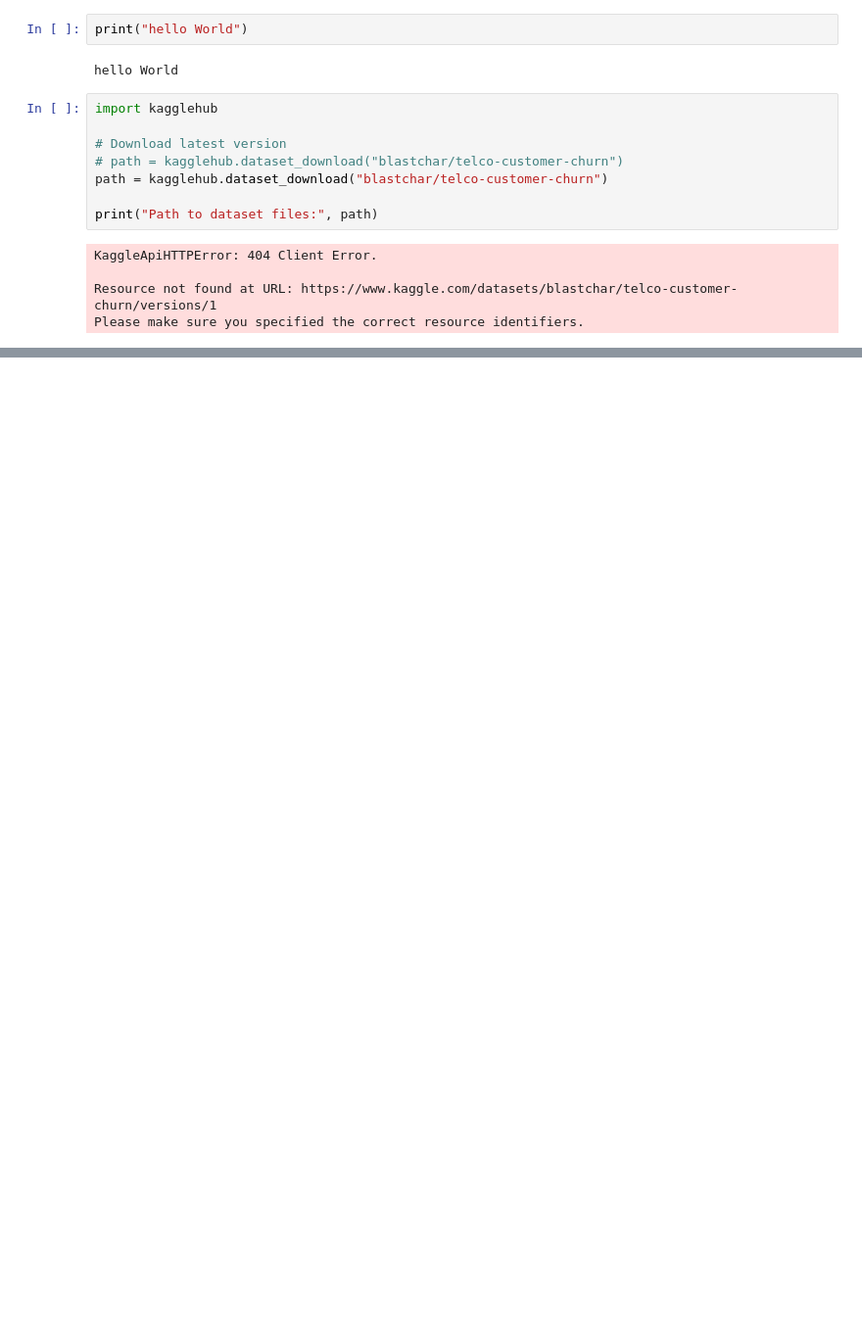
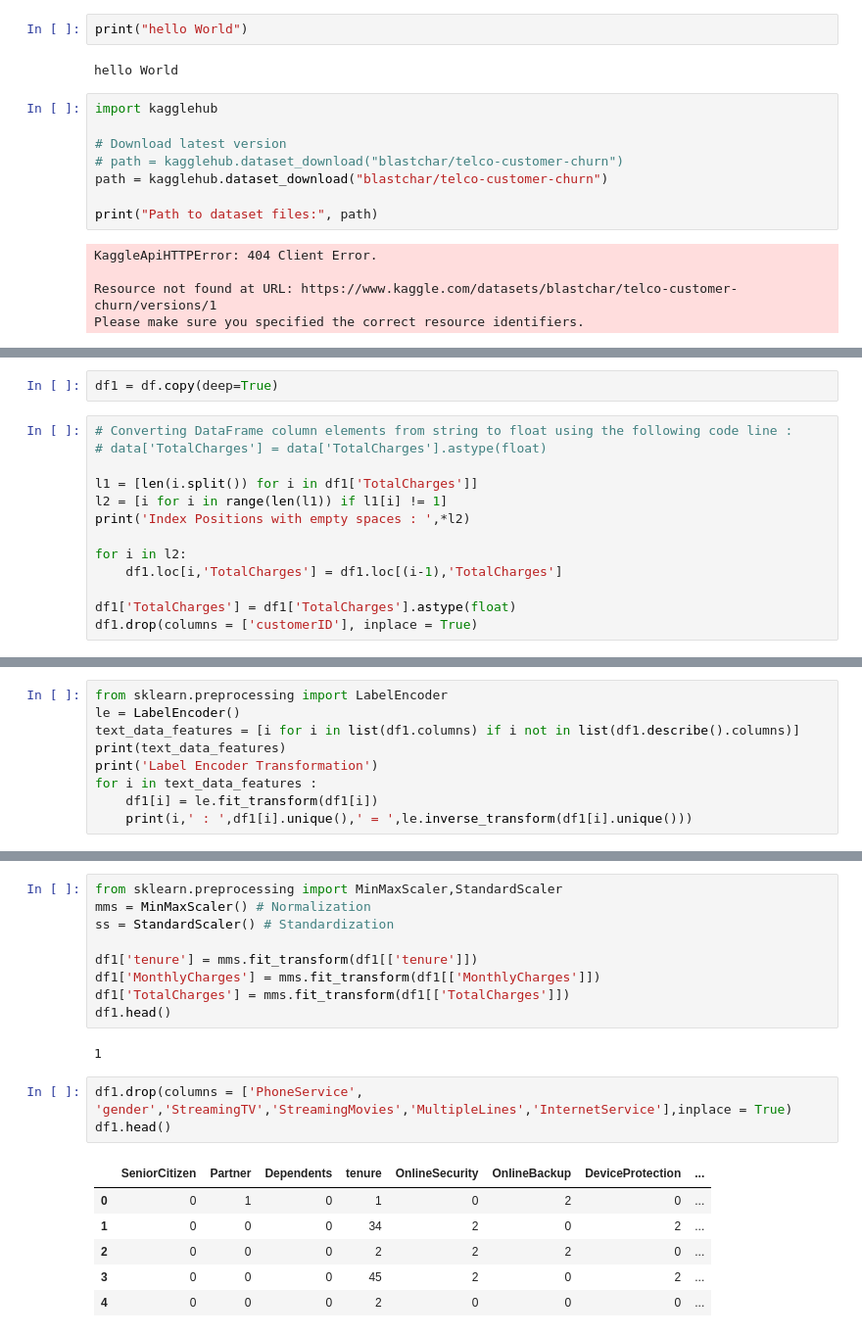
Before and after one commit to mtrp12/mlops-workflow-1, a Jupyter notebook: notebooks/ccp-notebook.ipynb, the cells around one changed output, grey strips where cells are left out. Shown at 98% size. Drawn from its saved outputs; the diff is of its cells as text; blank space fills up the shorter version.

```diff
--- a/notebooks/ccp-notebook.ipynb
+++ b/notebooks/ccp-notebook.ipynb
@@ -61,0 +101,15 @@ Deleted downloaded zip file: d:\mlops-workflow-1\data\raw\dataset.zip
+# %%
+df1 = df.copy(deep=True)
+# %%
+# Converting DataFrame column elements from string to float using the following code line :
+# data['TotalCharges'] = data['TotalCharges'].astype(float)
+
+l1 = [len(i.split()) for i in df1['TotalCharges']]
+l2 = [i for i in range(len(l1)) if l1[i] != 1]
+print('Index Positions with empty spaces : ',*l2)
+
+for i in l2:
+    df1.loc[i,'TotalCharges'] = df1.loc[(i-1),'TotalCharges']
+
+df1['TotalCharges'] = df1['TotalCharges'].astype(float)
+df1.drop(columns = ['customerID'], inplace = True)
@@ -61,0 +118,9 @@ Deleted downloaded zip file: d:\mlops-workflow-1\data\raw\dataset.zip
+# %%
+from sklearn.preprocessing import LabelEncoder
+le = LabelEncoder()
+text_data_features = [i for i in list(df1.columns) if i not in list(df1.describe().columns)]
+print(text_data_features)
+print('Label Encoder Transformation')
+for i in text_data_features :
+    df1[i] = le.fit_transform(df1[i])
+    print(i,' : ',df1[i].unique(),' = ',le.inverse_transform(df1[i].unique()))
@@ -61,0 +147,21 @@ Deleted downloaded zip file: d:\mlops-workflow-1\data\raw\dataset.zip
+# %%
+from sklearn.preprocessing import MinMaxScaler,StandardScaler
+mms = MinMaxScaler() # Normalization
+ss = StandardScaler() # Standardization
+
+df1['tenure'] = mms.fit_transform(df1[['tenure']])
+df1['MonthlyCharges'] = mms.fit_transform(df1[['MonthlyCharges']])
+df1['TotalCharges'] = mms.fit_transform(df1[['TotalCharges']])
+df1.head()
+# %% [output]
+1
+# %%
+df1.drop(columns = ['PhoneService', 'gender','StreamingTV','StreamingMovies','MultipleLines','InternetService'],inplace = True)
+df1.head()
+# %% [output]
+|  | SeniorCitizen | Partner | Dependents | tenure | OnlineSecurity | OnlineBackup | DeviceProtection | ... |
+| 0 | 0 | 1 | 0 | 1 | 0 | 2 | 0 | ... |
+| 1 | 0 | 0 | 0 | 34 | 2 | 0 | 2 | ... |
+| 2 | 0 | 0 | 0 | 2 | 2 | 2 | 0 | ... |
+| 3 | 0 | 0 | 0 | 45 | 2 | 0 | 2 | ... |
+| 4 | 0 | 0 | 0 | 2 | 0 | 0 | 0 | ... |
```
Also changed, not shown: parts of 18 cells of this notebook, 1 other file.
